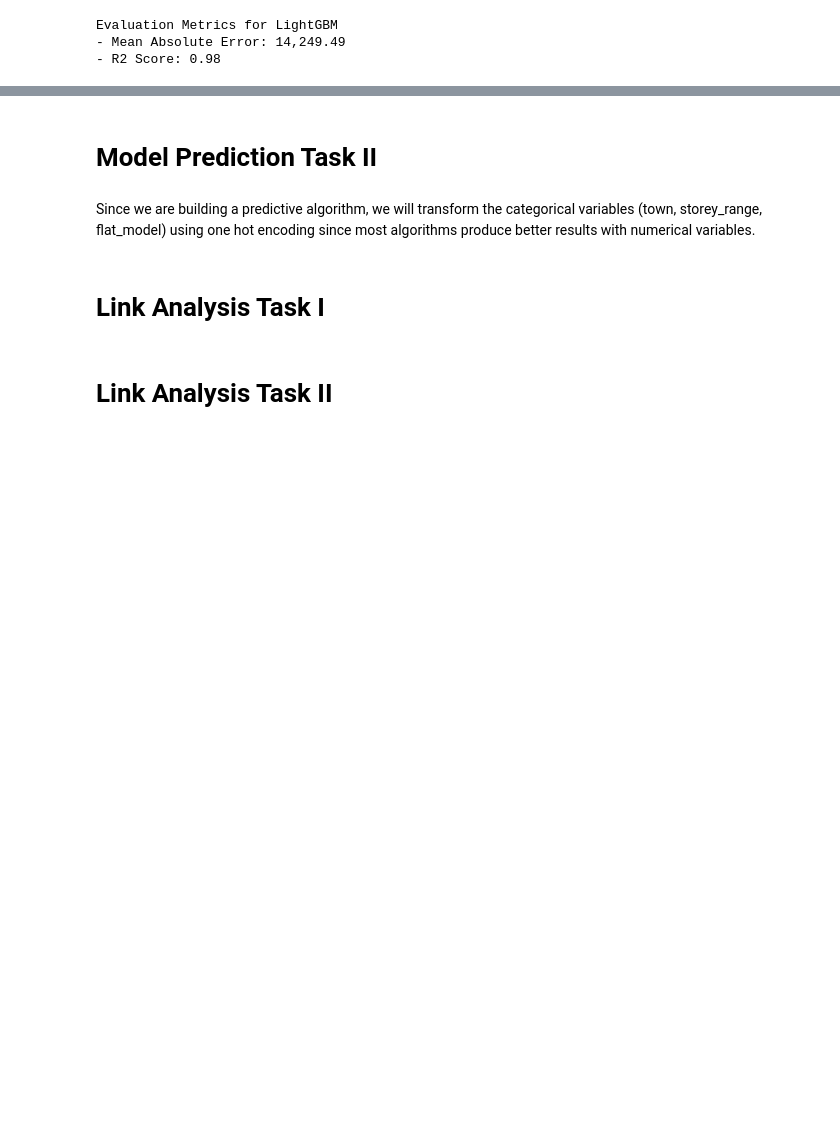
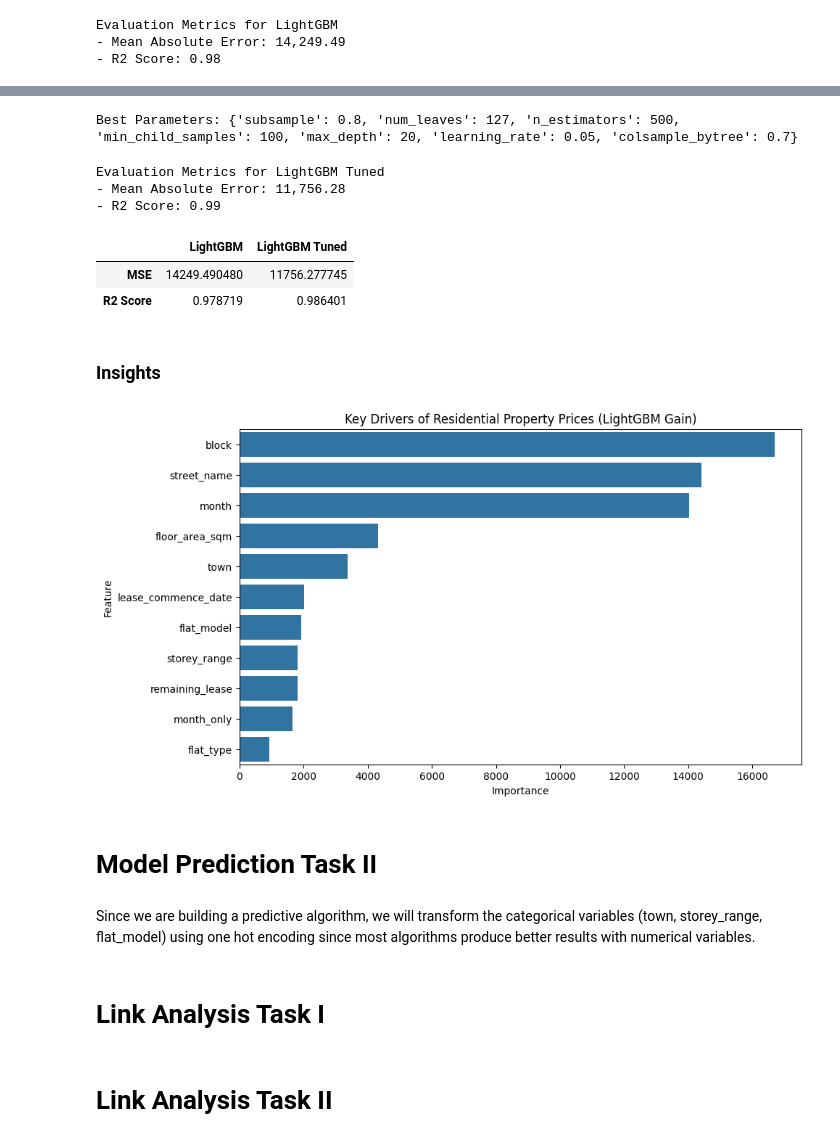
Before and after one commit to risafheng/sg_property_price_predictor, a Jupyter notebook: sg_property_price_predictor.ipynb, the cells around one changed output, grey strips where cells are left out. Saved outputs shown, nothing was run; the diff lists cells and outputs as text; code cells hidden in the pictures; blank space fills up the shorter version.

Commit message:
add models

```diff
--- a/sg_property_price_predictor.ipynb
+++ b/sg_property_price_predictor.ipynb
@@ -628,0 +775,31 @@ Evaluation Metrics for LightGBM
+# %%
+"""
+** DO NOT RE RUN **
+5 fold cross validation for lightgbm
+"""
+
+param_distributions = {
+    'n_estimators': [500, 1000, 2000],
+    'learning_rate': [0.01, 0.05, 0.1],
+    'num_leaves': [31, 63, 127],
+    'max_depth': [-1, 10, 20],
+    'min_child_samples': [20, 50, 100],
+    'subsample': [0.7, 0.8, 0.9],
+    'colsample_bytree': [0.7, 0.8, 0.9]
+}
+
+kf = KFold(n_splits=5, shuffle=True, random_state=42)
+
+random_search = RandomizedSearchCV(
+    estimator=model_lgb,
+    param_distributions=param_distributions,
+    n_iter=10,
+    scoring='neg_mean_squared_error', # Optimized for MSE
+    cv=kf,
+    verbose=1,
+    random_state=42,
+    n_jobs=-1 # Uses all available CPU cores
+)
+
+print("Starting Hyperparameter Tuning...")
+random_search.fit(X, y)
@@ -628,0 +838,12 @@ Evaluation Metrics for LightGBM
+# %%
+print(f"Best Parameters: {random_search.best_params_}")
+# %% [output]
+Best Parameters: {'subsample': 0.8, 'num_leaves': 127, 'n_estimators': 500, 'min_child_samples': 100, 'max_depth': 20, 'learning_rate': 0.05, 'colsample_bytree': 0.7}
+# %%
+best_model = random_search.best_estimator_
+lgb_tuned_pred = best_model.predict(X_test)
+lgb_tuned_metrics = evaluate_model("LightGBM Tuned", y_test, lgb_tuned_pred)
+# %% [output]
+Evaluation Metrics for LightGBM Tuned
+- Mean Absolute Error: 11,756.28
+- R2 Score: 0.99
@@ -629,3 +856,25 @@ Evaluation Metrics for LightGBM
+# %%
+model_scores = {"LightGBM": lgb_metrics,
+                "LightGBM Tuned": lgb_tuned_metrics}
+pd.DataFrame(model_scores, index=["MSE", "R2 Score"])
+# %% [output]
+|  | LightGBM | LightGBM Tuned |
+| MSE | 14249.490480 | 11756.277745 |
+| R2 Score | 0.978719 | 0.986401 |
+# %% [markdown]
+### Insights
+# %%
+importance_df = pd.DataFrame({
+    'Feature': X_train.columns,
+    'Importance': best_model.feature_importances_
+}).sort_values(by='Importance', ascending=False)
+
+plt.figure(figsize=(10, 6))
+sns.barplot(x='Importance', y='Feature', data=importance_df)
+plt.title('Key Drivers of Residential Property Prices (LightGBM Gain)')
+plt.show()
+# %% [output]
+[figure, added]
 # %% [markdown]
 # Model Prediction Task II
 # %% [markdown]
```
Also changed, not shown: parts of 23 cells of this notebook.
